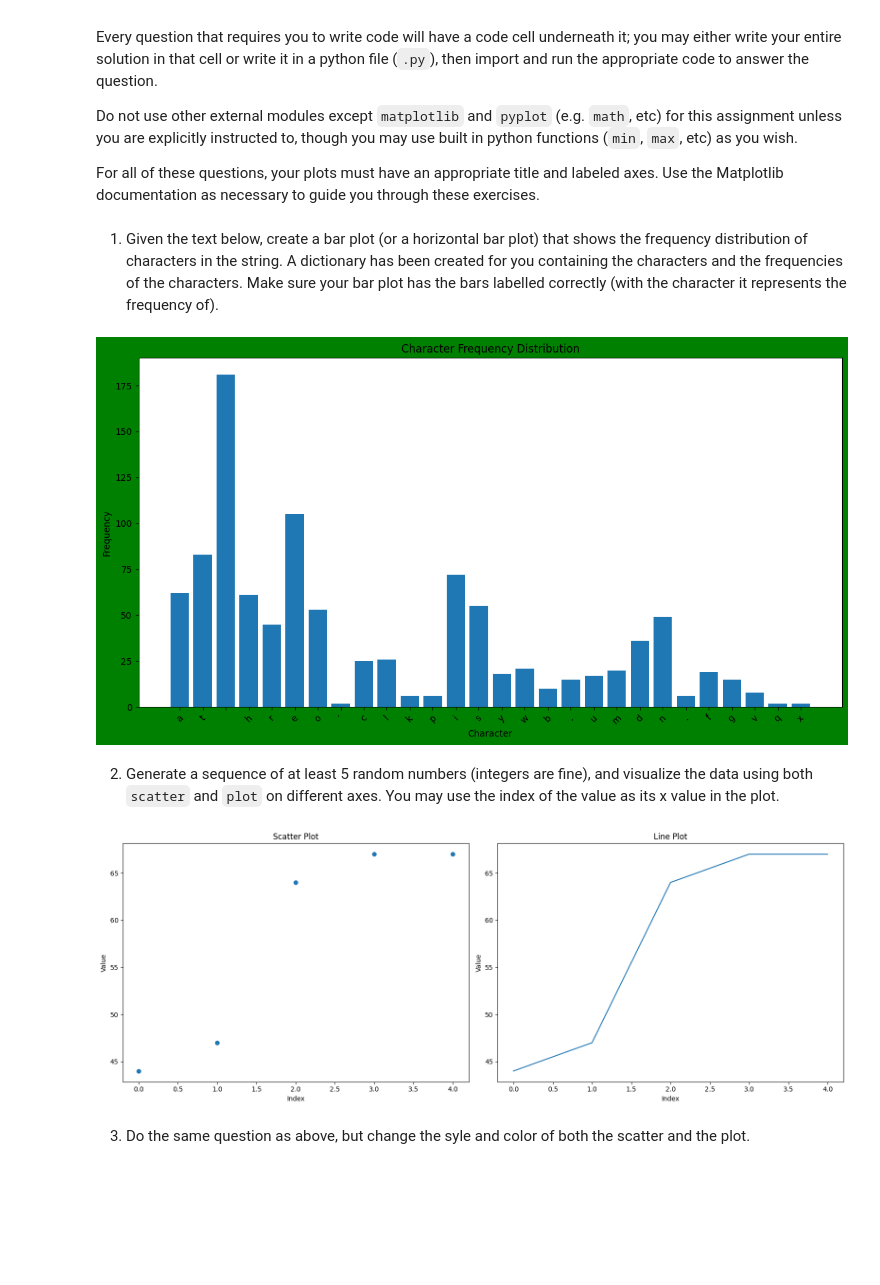
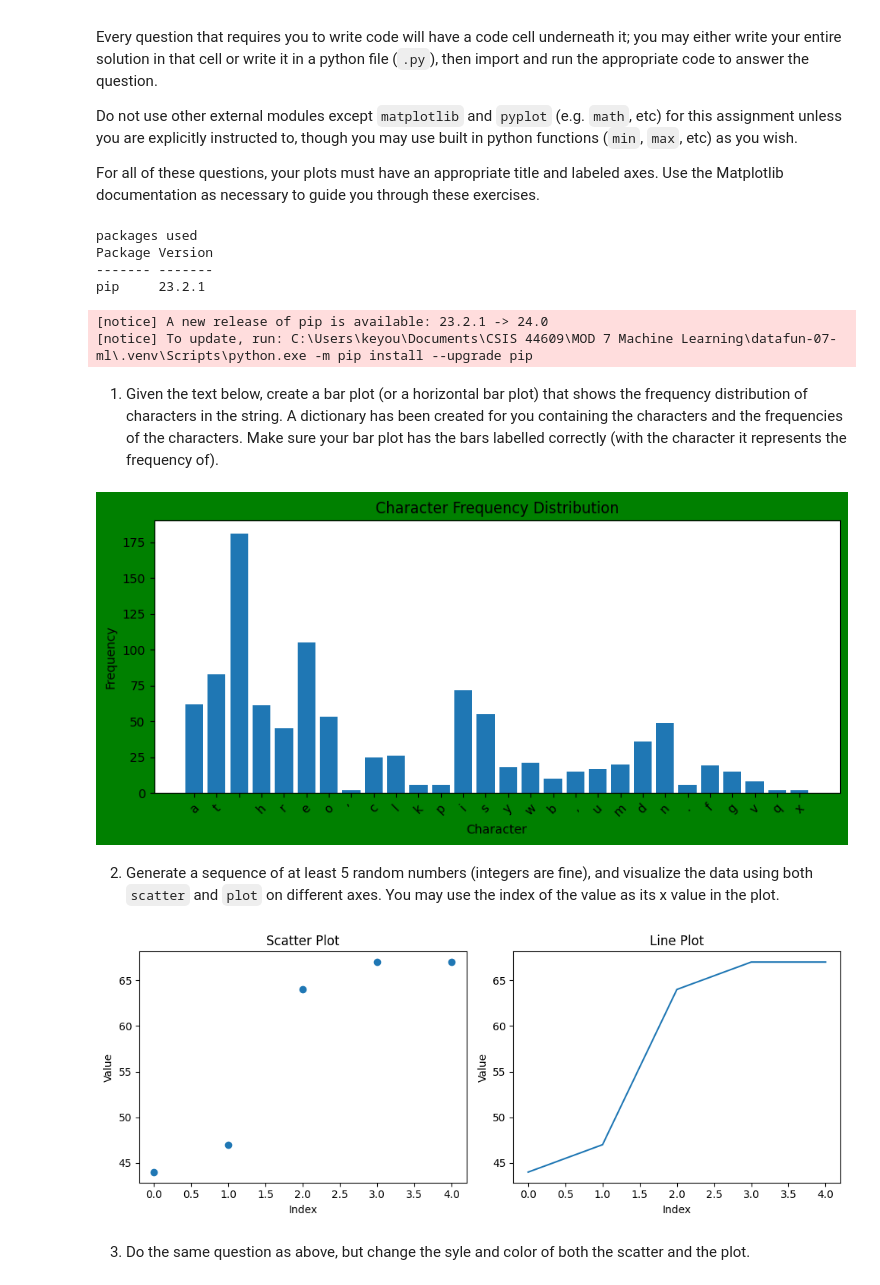
Before and after one commit to Keyoungg2/pyplot, a Jupyter notebook: pyplot.ipynb, the cells around one changed output. Saved outputs shown, nothing was run; the diff lists cells and outputs as text; code cells hidden in the pictures; blank space fills up the shorter version.

```diff
--- a/pyplot.ipynb
+++ b/pyplot.ipynb
@@ -29,6 +29,16 @@ from collections import Counter
 from random import randint
 import matplotlib.pyplot as plt
 import numpy as np
+
+print("packages used")
+!pip list
+# %% [output]
+packages used
+Package Version
+------- -------
+pip     23.2.1
+[notice] A new release of pip is available: 23.2.1 -> 24.0
+[notice] To update, run: C:\Users\keyou\Documents\CSIS 44609\MOD 7 Machine Learning\datafun-07-ml\.venv\Scripts\python.exe -m pip install --upgrade pip
 # %% [markdown]
 1. Given the text below, create a bar plot (or a horizontal bar plot) that shows the frequency distribution of characters in the string.
 A dictionary has been created for you containing the characters and the frequencies of the characters.
@@ -36,25 +46,25 @@ Make sure your bar plot has the bars labelled correctly (with the character it r
 # %%
 from collections import Counter
 TEXT = "At three o’clock precisely I was at Baker Street, but Holmes had not yet returned. The landlady informed me that he had left the house shortly after eight o’clock in the morning. I sat down beside the fire, however, with the intention of awaiting him, however long he might be. I was already deeply interested in his inquiry, for, though it was surrounded by none of the grim and strange features which were associated with the two crimes which I have already recorded, still, the nature of the case and the exalted station of his client gave it a character of its own. Indeed, apart from the nature of the investigation which my friend had on hand, there was something in his masterly grasp of a situation, and his keen, incisive reasoning, which made it a pleasure to me to study his system of work, and to follow the quick, subtle methods by which he disentangled the most inextricable mysteries. So accustomed was I to his invariable success that the very possibility of his failing had ceased to enter into my head.".lower()
 letter_freq = dict(Counter(TEXT))
 
 # make a bar plot with an appropriate title, correct xtick labels, and labeled axes
 #Creating figure of graph
-plt.figure(figsize=(14, 7), facecolor='green', edgecolor='blue')
+plt.figure(figsize=(10, 4), facecolor='green', edgecolor='blue')
 #Creating bar graph
 plt.bar(letter_freq.keys(), letter_freq.values())
 #Placing title of graph of bare
 plt.title('Character Frequency Distribution')
 #Naming Axes
 plt.xlabel('Character')
 plt.ylabel('Frequency')
 #Naming Xtick
 plt.xticks(rotation=45)
 
 
 plt.show()
 # %% [output]
-[figure, old version]
+[figure, new version]
 # %% [markdown]
 2. Generate a sequence of at least 5 random numbers (integers are fine), and visualize the data using both `scatter` and `plot` on different axes.  You may use the index of the value as its x value in the plot.
 # %%
@@ -62,7 +72,7 @@ plt.show()
 np.random.seed(0)
 random_numbers = np.random.randint(0, 100, size=5)
 #Creating plots and setting how they should look
-fig, axs = plt.subplots(1,2,figsize=(16, 6))
+fig, axs = plt.subplots(1,2,figsize=(10, 4))
 #Creating scatter plot graph
 axs[0].scatter(range(len(random_numbers)), random_numbers)
 axs[0].set_title('Scatter Plot')
@@ -77,7 +87,7 @@ axs[1].set_ylabel('Value')
 plt.tight_layout()
 plt.show()
 # %% [output]
-[figure, old version]
+[figure, new version]
 # %% [markdown]
 3. Do the same question as above, but change the syle and color of both the scatter and the plot.
 # %%
```
Also changed, not shown: parts of 2 cells of this notebook.
